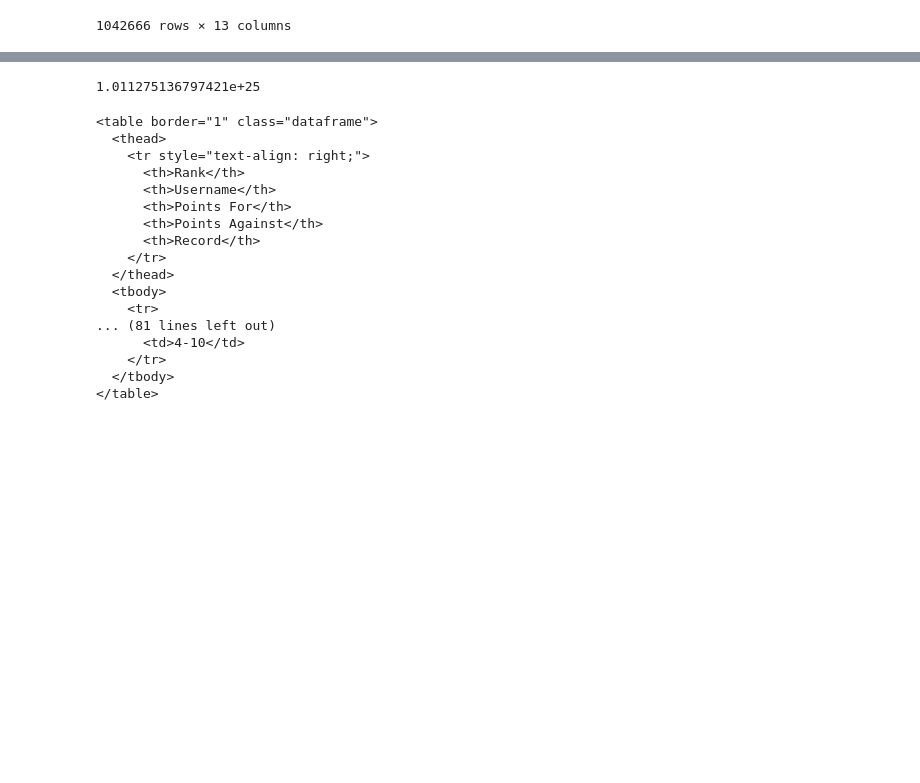
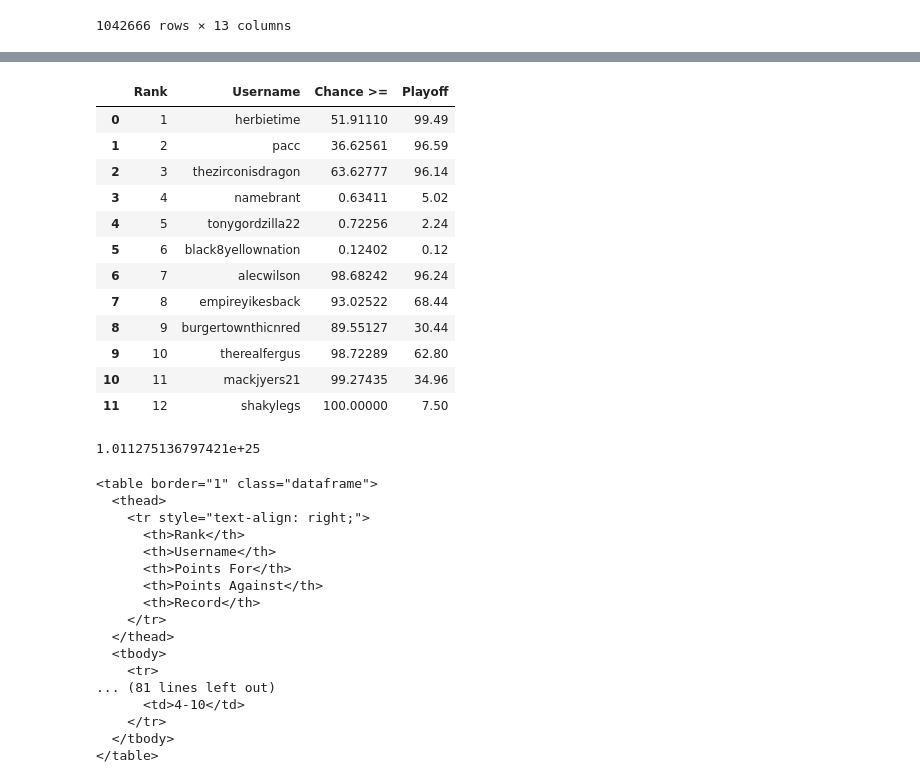
Before and after one commit to mfjacobsen/Fantasy-Football, a Jupyter notebook: 2023WinDistribution.ipynb, the cells around one changed output, grey strips where cells are left out. Saved outputs shown, nothing was run; the diff lists cells and outputs as text; code cells hidden in the pictures; blank space fills up the shorter version.

```diff
--- a/2023WinDistribution.ipynb
+++ b/2023WinDistribution.ipynb
@@ -433,3 +459,38 @@ playoffs_df[playoffs_df[1] == 'tonygordzilla22']
+# %%
+# playoff_df_prob contains the chance of each team making the playoffs
+playoff_df_prob = pd.DataFrame(playoffs_df)
+
+def better_equal(username, rank):
+    return get_prob(username, rank, type = "playoff")
+
+for i in tqdm(range(1,13), total = 12):
+    playoff_df_prob[str(i)] = playoffs_df[str(i)].apply(lambda x: better_equal(x,i))
+# %%
+# The ranking with the lowest combined playoff percentage
+idx_unlikely_playoff = playoff_df_prob.iloc[:, :6].product(axis=1).idxmin()
+unlikely_playoff_seed2 = (pd.concat(
+    [playoffs_df.iloc[idx_unlikely_playoff,:12].rename("Username"),
+     ge_df_prob.iloc[idx_unlikely_playoff,:12].rename("Chance >=")],
+     axis = 1)).reset_index(names="Rank").merge(
+         season_probs[["username", "Playoff"]],
+         left_on = "Username",
+         right_on = "username"
+     ).drop(columns="username")
+unlikely_playoff_seed2
+# %% [output]
+|  | Rank | Username | Chance >= | Playoff |
+| 0 | 1 | herbietime | 51.91110 | 99.49 |
+| 1 | 2 | pacc | 36.62561 | 96.59 |
+| 2 | 3 | thezirconisdragon | 63.62777 | 96.14 |
+| 3 | 4 | namebrant | 0.63411 | 5.02 |
+| 4 | 5 | tonygordzilla22 | 0.72256 | 2.24 |
+| 5 | 6 | black8yellownation | 0.12402 | 0.12 |
+| 6 | 7 | alecwilson | 98.68242 | 96.24 |
+| 7 | 8 | empireyikesback | 93.02522 | 68.44 |
+| 8 | 9 | burgertownthicnred | 89.55127 | 30.44 |
+| 9 | 10 | therealfergus | 98.72289 | 62.80 |
+| 10 | 11 | mackjyers21 | 99.27435 | 34.96 |
+| 11 | 12 | shakylegs | 100.00000 | 7.50 |
 # %%
 # This cell estimates the total number possible season schedules.
 
```
Also changed, not shown: parts of 14 cells of this notebook, 2 other files.
